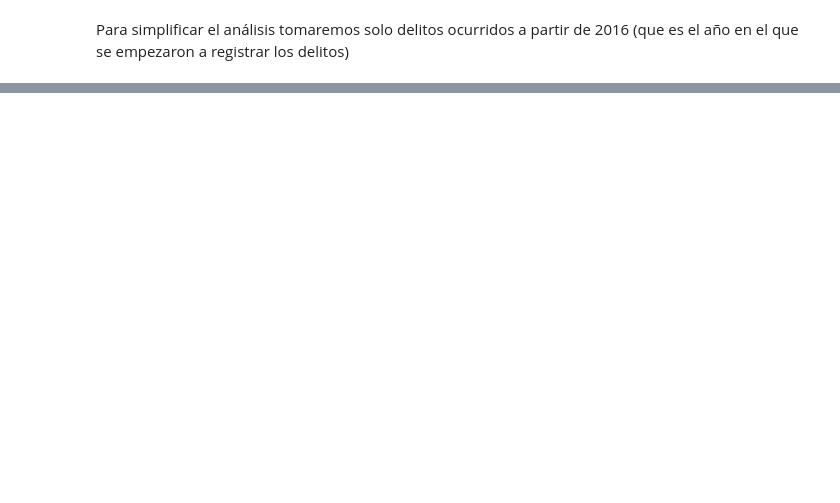
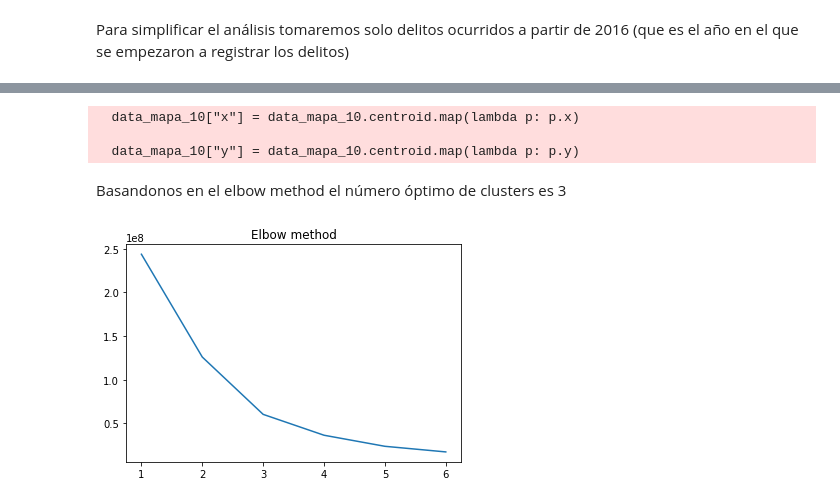
Before and after one commit to caroacuna/datos_publicos, a Jupyter notebook: analisis_datos_pgj.ipynb, the cells around one changed output, grey strips where cells are left out. Saved outputs shown, nothing was run; the diff lists cells and outputs as text; code cells hidden in the pictures; blank space fills up the shorter version.

```diff
--- a/analisis_datos_pgj.ipynb
+++ b/analisis_datos_pgj.ipynb
@@ -441,0 +426,2 @@ cbar = fig.colorbar(sm)
+# %%
+delitos_por_ageb = data_p10_ageb.groupby(['cvegeo']).size().rename('numero_delitos').reset_index()
@@ -441,0 +449,24 @@ cbar = fig.colorbar(sm)
+# %%
+data_mapa_10["x"] = data_mapa_10.centroid.map(lambda p: p.x)
+data_mapa_10["y"] = data_mapa_10.centroid.map(lambda p: p.y)
+# %% [output]
+  data_mapa_10["x"] = data_mapa_10.centroid.map(lambda p: p.x)
+
+  data_mapa_10["y"] = data_mapa_10.centroid.map(lambda p: p.y)
+# %%
+X = data_mapa_10[['indicador', 'x', 'y']].dropna()
+# %%
+kmeans = KMeans(n_clusters=2, random_state=14).fit(X)
+# %% [markdown]
+Basandonos en el elbow method el número óptimo de clusters es 3
+# %%
+max_clusters=6
+sscc = [] #Sum of squared distances of samples to their closest cluster center.
+for i in range(1,max_clusters+1):
+    kmeans = KMeans(n_clusters=i, random_state=14).fit(X)
+    sscc.append(kmeans.inertia_)
+plt.plot(range(1,max_clusters+1), sscc)
+plt.title("Elbow method")
+plt.show()
+# %% [output]
+[figure, added]
```
Also changed, not shown: parts of 90 cells of this notebook.
